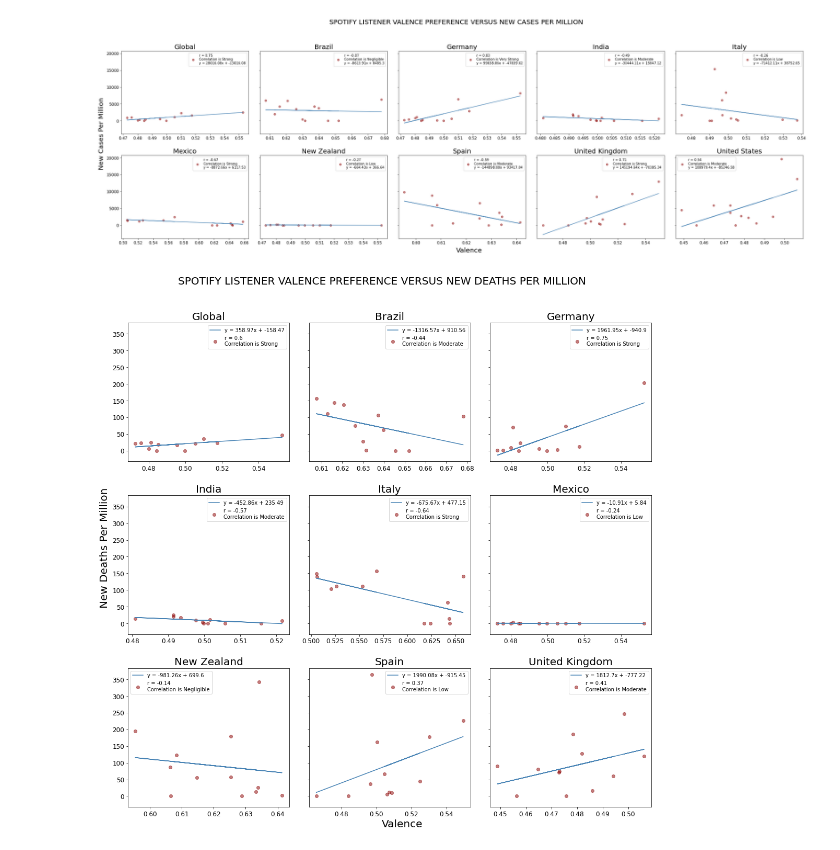
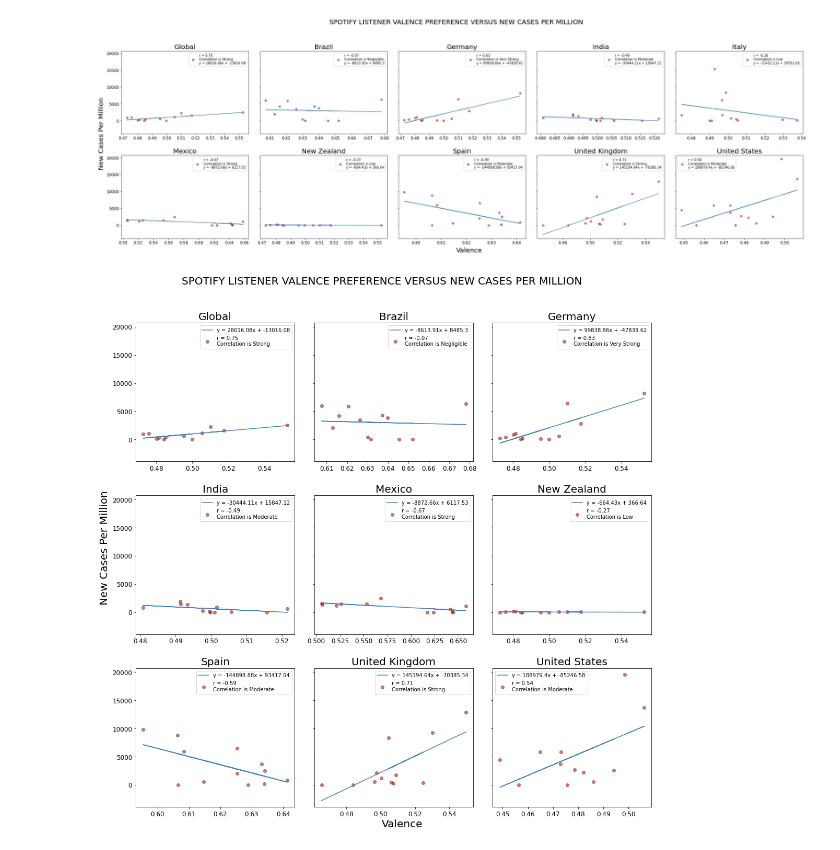
Before and after one commit to kennethcandersen/spotify-user-preferences-during-covid-analysis, a Jupyter notebook: main-data-analysis/main_code_to_plot_correlations.ipynb, the cells around one changed output. Saved outputs shown, nothing was run; the diff lists cells and outputs as text; code cells hidden in the pictures.

Commit message:
Tweaks to graphics

```diff
--- a/main-data-analysis/main_code_to_plot_correlations.ipynb
+++ b/main-data-analysis/main_code_to_plot_correlations.ipynb
@@ -381,6 +381,10 @@ plt.show()
 [figure]
 # %%
 # Scatter plot comparison of 2020 data and covid variables
+
+countries_to_plot2 = ['Global', 'Brazil', 'Germany','India',
+                     'Mexico', 'New Zealand', 'Spain', 'United Kingdom',
+                     'United States']
 
 country_populations = [7674000000, 211000000, 84000000,          # These are needed to make 'per million'
                        1366000000, 127000000,                    # calculations below
@@ -390,7 +394,7 @@ country_populations = [7674000000, 211000000, 84000000,          # These are nee
 # CHANGE VARIABLE NAME TO PLOT HERE                             # Choose the spotify and covid variables to plot.
 # ---------------------------------                             # There are 3 Spotify variables (Valence,
 spotify_variable_to_plot = 'Valence'                            # Danceability, & Energy) and 2 Covid variables
-covid_variable_to_plot = 'New Deaths Per Million'                # (New Cases Per Million or New Deaths Per Million)
+covid_variable_to_plot = 'New Cases Per Million'                # (New Cases Per Million or New Deaths Per Million)
 # ---------------------------------                             # that can be plotted automatically.
 
 fig, ((ax0, ax1, ax2), (ax3, ax4, ax5),                          # Set up figure for subplots
@@ -443,32 +447,32 @@ for i in range(9):
     country_covid_vs_spotify_df['New Cases Per Million'] = country_covid_vs_spotify_df['New Cases'] / country_populations[i] *1000000
     country_covid_vs_spotify_df['New Deaths Per Million'] = country_covid_vs_spotify_df['New Deaths'] / country_populations[i] *1000000
 
     #PLOTTING
     x_axis = country_covid_vs_spotify_df[spotify_variable_to_plot]      # Set up x axis
     y_axis = country_covid_vs_spotify_df[covid_variable_to_plot]        # Set up y axis
 
     slope, intercept, rvalue, pvalue, stderr = stats.linregress(x_axis, y_axis)  # Get elements of regression equation
     regress_values = x_axis * slope + intercept                                  # Calculate regression values
 
     r = round(stats.pearsonr(x_axis, y_axis)[0],2)                      # Calculate correlation coefficient
     rlabel = r_label(r)                                                 # Call function to create a label for the r number
 
     line_eq = "y = " + str(round(slope,2)) + "x + " + str(round(intercept,2))    # Set up ression formula
 
     plot_list[i].plot(x_axis, regress_values, color="steelblue", label=f"{line_eq}" )                 # Plot the regression line
 
     plot_list[i].scatter(x_axis, y_axis, facecolors="darkred",  alpha=.5,        # Plot the scatter chart
     label=f"r = {r}\nCorrelation is {rlabel}" )
 
-    plot_list[i].set_title(f"{countries_to_plot[i]}")                   # Set title for subplot
+    plot_list[i].set_title(f"{countries_to_plot2[i]}")                   # Set title for subplot
 
     plot_list[i].legend(fontsize=10)                                    # Add the legend
 
 fig.tight_layout(pad=2)                                                 # Tighten formatting
 
 
 plt.savefig(f"output_files/scatter_{spotify_variable_to_plot}_to_{covid_variable_to_plot}3x3.png") # Export the png file
 
 plt.show()
 # %% [output]
-[figure, old version]
+[figure, new version]
```
Also changed, not shown: parts of 2 cells of this notebook, 4 other files.
